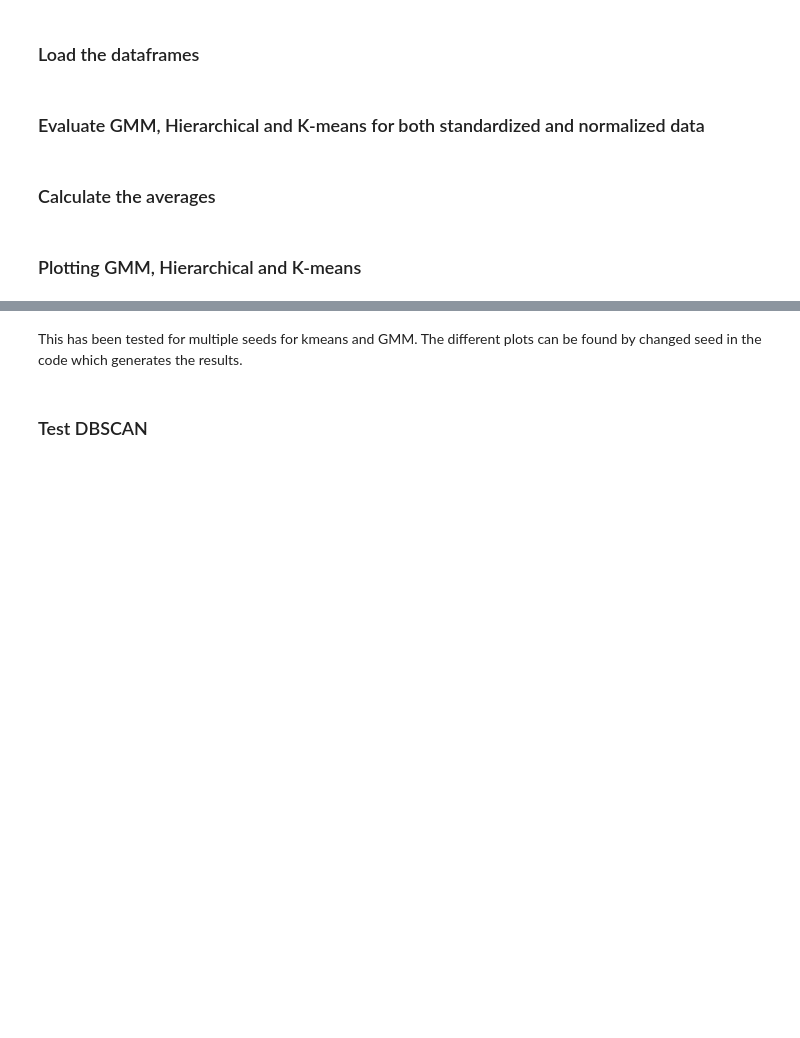
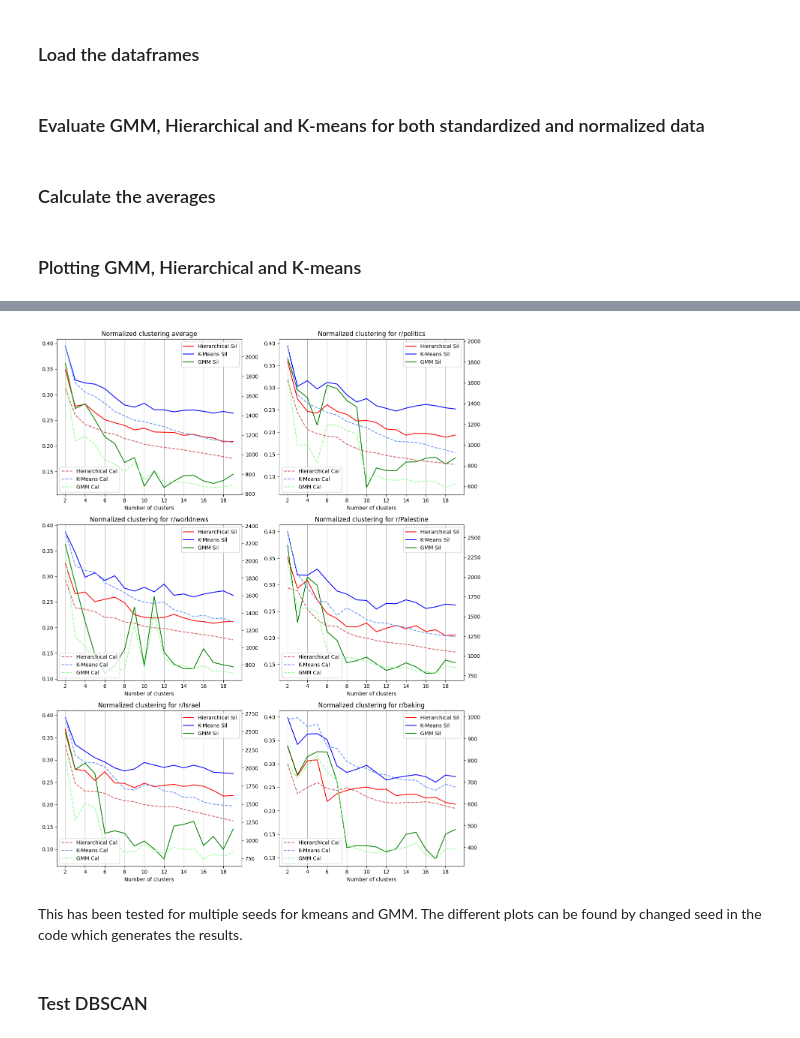
Before and after one commit to danielries/comptoolsproject, a Jupyter notebook: clustering.ipynb, the cells around one changed output, grey strips where cells are left out. Drawn from its saved outputs; the diff is of its cells as text; code cells hidden in the pictures; blank space fills up the shorter version.

```diff
--- a/clustering.ipynb
+++ b/clustering.ipynb
@@ -247,3 +218,48 @@ plt.show()
+# %%
+# Calculate the number of rows and columns for normalized data
+n_cols = 2
+n_rows = (len(subreddits) + 1 + n_cols - 1) // n_cols  # +1 for the average plot
+
+fig, axes = plt.subplots(nrows=n_rows, ncols=n_cols, figsize=(12, n_rows * 5))
+x_list = n_clusters_range
+
+# Plot normalized data
+for i, sub in enumerate(subreddits):
+    row = (i + 1) // n_cols
+    col = (i + 1) % n_cols
+    axes[row, col].set_title(f'Normalized clustering for r/{sub}', fontsize=12)
+    axes[row, col].plot(x_list, hierarchical_sil_n[sub], label='Hierarchical Sil', color='red')
+    axes[row, col].plot(x_list, kmeans_sil_n[sub], label='K-Means Sil', color='blue')
+    axes[row, col].plot(x_list, gmm_sil_n[sub], label='GMM Sil', color='green')
+    cal_ax = axes[row, col].twinx()
+    cal_ax.plot(x_list, hierarchical_cal_n[sub], label='Hierarchical Cal', color='indianred', linestyle='--')
+    cal_ax.plot(x_list, kmeans_cal_n[sub], label='K-Means Cal', color='cornflowerblue', linestyle='--')
+    cal_ax.plot(x_list, gmm_cal_n[sub], label='GMM Cal', color='palegreen', linestyle='--')
+    cal_ax.legend(loc='lower left')
+    axes[row, col].legend(loc='upper right')
+    axes[row, col].set_xlabel('Number of clusters')
+    axes[row, col].set_xticks(x_list[::2])
+    axes[row, col].grid(True, axis='x')
+
+# Plot normalized averages
+axes[0, 0].set_title(f'Normalized clustering average', fontsize=12)
+axes[0, 0].plot(x_list, hierarchical_sil_n_avg, label='Hierarchical Sil', color='red')
+axes[0, 0].plot(x_list, kmeans_sil_n_avg, label='K-Means Sil', color='blue')
+axes[0, 0].plot(x_list, gmm_sil_n_avg, label='GMM Sil', color='green')
+cal_ax = axes[0, 0].twinx()
+cal_ax.plot(x_list, hierarchical_cal_n_avg, label='Hierarchical Cal', color='indianred', linestyle='--')
+cal_ax.plot(x_list, kmeans_cal_n_avg, label='K-Means Cal', color='cornflowerblue', linestyle='--')
+cal_ax.plot(x_list, gmm_cal_n_avg, label='GMM Cal', color='palegreen', linestyle='--')
+cal_ax.legend(loc='lower left')
+axes[0, 0].legend(loc='upper right')
+axes[0, 0].set_xlabel('Number of clusters')
+axes[0, 0].set_xticks(x_list[::2])
+axes[0, 0].grid(True, axis='x')
+
+plt.tight_layout()
+plt.show()
+# %% [output]
+[figure, added]
 # %% [markdown]
 This has been tested for multiple seeds for kmeans and GMM. The different plots can be found by changed seed in the code which generates the results.
 # %% [markdown]
```
Also changed, not shown: parts of 3 cells of this notebook, 1 other file.
